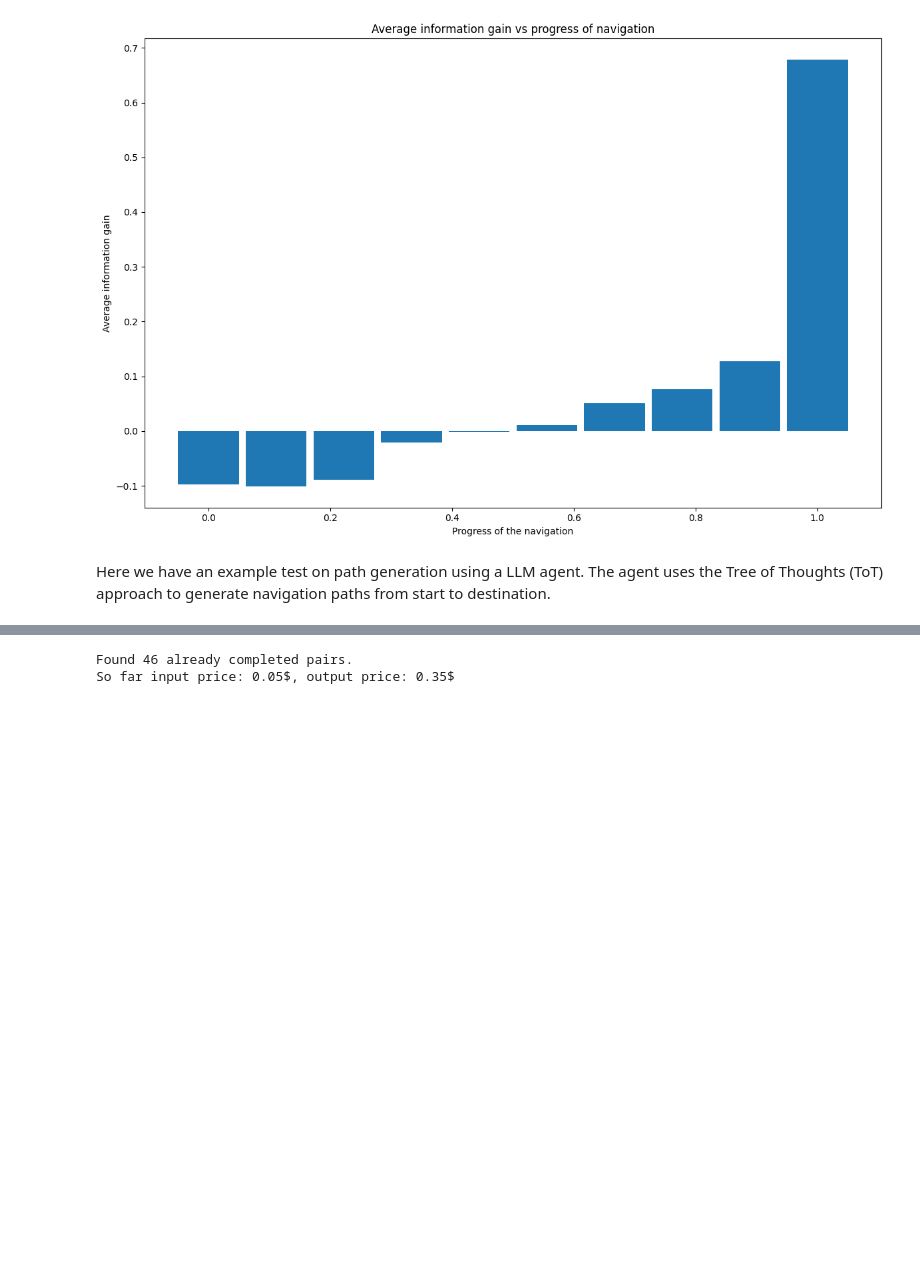
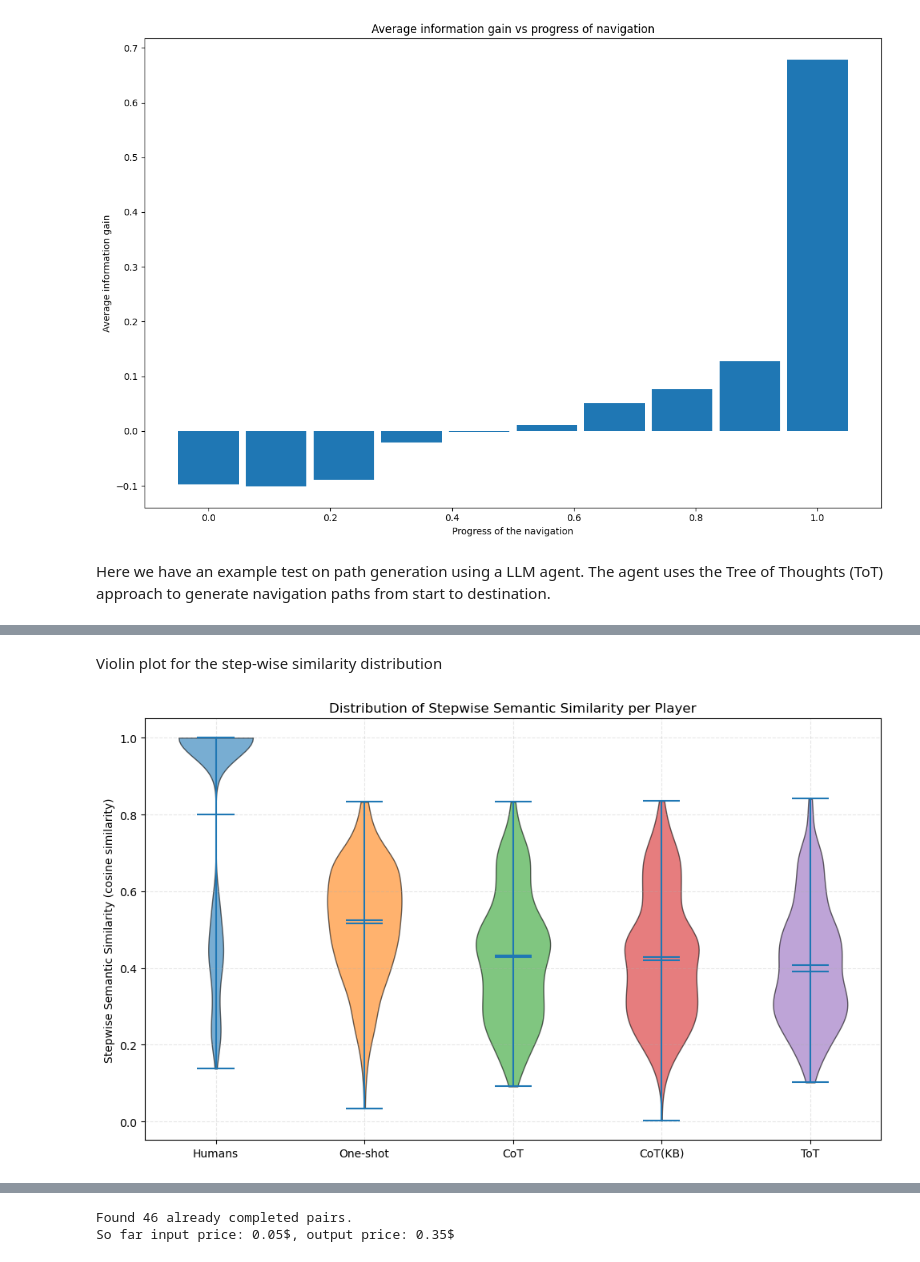
Before and after one commit to au-nlp/project-milestone-p2-group11, a Jupyter notebook: main.ipynb, the cells around one changed output, grey strips where cells are left out. Saved outputs shown, nothing was run; the diff lists cells and outputs as text; code cells hidden in the pictures; blank space fills up the shorter version.

```diff
--- a/main.ipynb
+++ b/main.ipynb
@@ -300,0 +518,12 @@ Here we have an example test on path generation using a LLM agent. The agent use
+# %%
+stepwise_similarity_flat = preprocessor.compute_flat_stepwise_similarity(
+    groups=sem_sim_dict,
+    article_to_idx=article_to_idx,
+    embeddings=embeddings
+)
+# %% [markdown]
+Violin plot for the step-wise similarity distribution
+# %%
+visualizer.plot_stepwise_similarity_violin(stepwise_similarity_flat)
+# %% [output]
+[figure, added]
```
Also changed, not shown: parts of 31 cells of this notebook, 2 other files.
